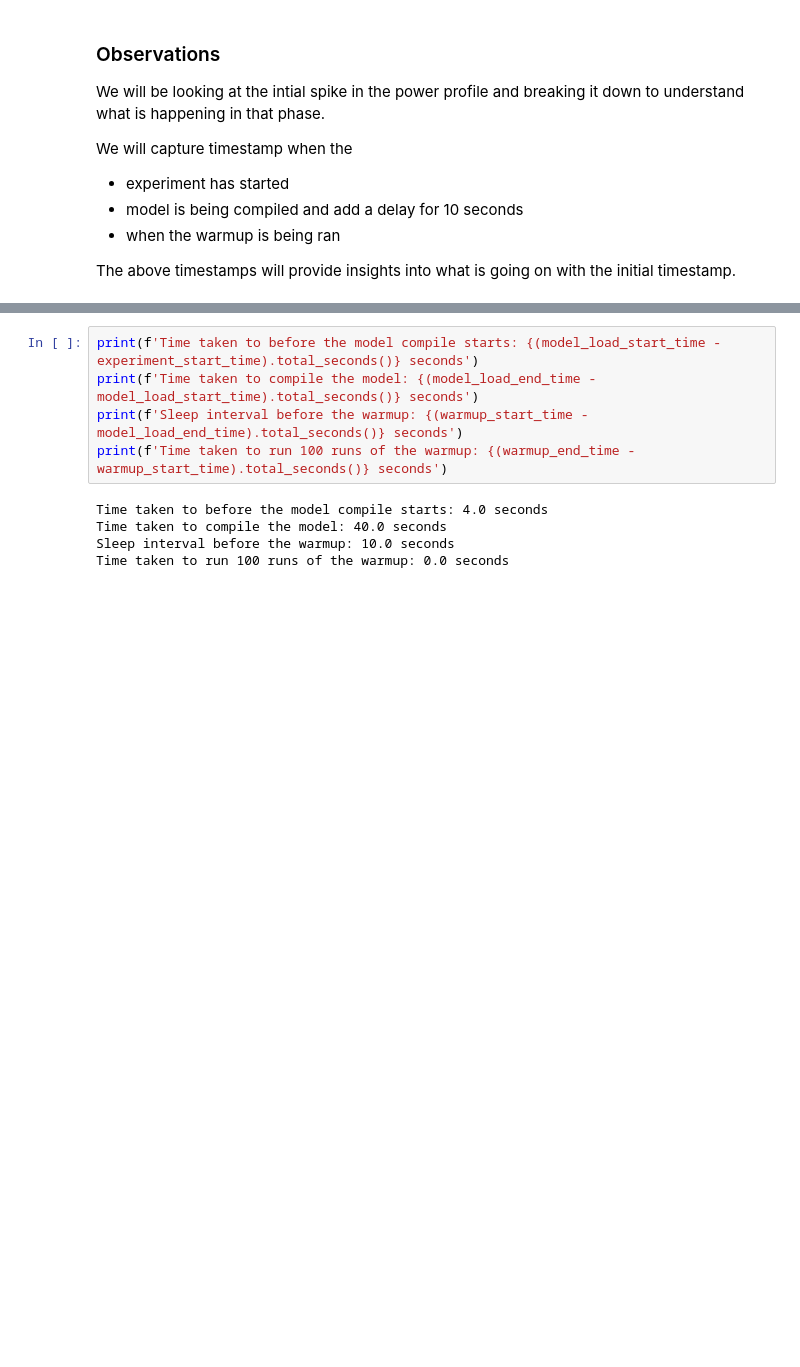
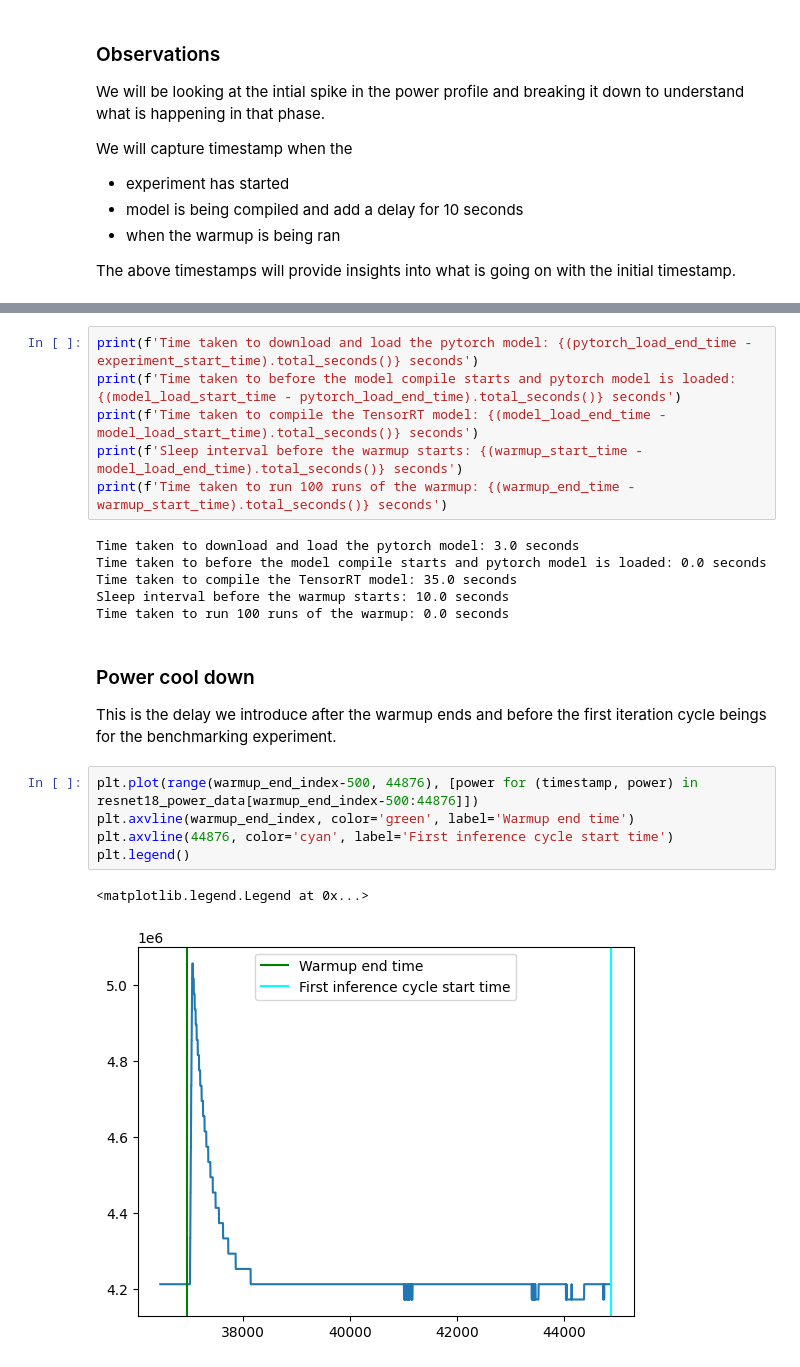
Before and after one commit to fuzzylabs/edge-vision-power-estimation, a Jupyter notebook: jetson/power_logging/power_research/model_loading/Resnet_Inference_cycle_power_analysis.ipynb, the cells around one changed output, grey strips where cells are left out. Drawn from its saved outputs; the diff is of its cells as text; blank space fills up the shorter version.

```diff
--- a/jetson/power_logging/power_research/model_loading/Resnet_Inference_cycle_power_analysis.ipynb
+++ b/jetson/power_logging/power_research/model_loading/Resnet_Inference_cycle_power_analysis.ipynb
@@ -150,11 +149,25 @@ plt.legend()
 # %%
-print(f'Time taken to before the model compile starts: {(model_load_start_time - experiment_start_time).total_seconds()} seconds')
-print(f'Time taken to compile the model: {(model_load_end_time - model_load_start_time).total_seconds()} seconds')
-print(f'Sleep interval before the warmup: {(warmup_start_time - model_load_end_time).total_seconds()} seconds')
+print(f'Time taken to download and load the pytorch model: {(pytorch_load_end_time - experiment_start_time).total_seconds()} seconds')
+print(f'Time taken to before the model compile starts and pytorch model is loaded: {(model_load_start_time - pytorch_load_end_time).total_seconds()} seconds')
+print(f'Time taken to compile the TensorRT model: {(model_load_end_time - model_load_start_time).total_seconds()} seconds')
+print(f'Sleep interval before the warmup starts: {(warmup_start_time - model_load_end_time).total_seconds()} seconds')
 print(f'Time taken to run 100 runs of the warmup: {(warmup_end_time - warmup_start_time).total_seconds()} seconds')
 # %% [output]
-Time taken to before the model compile starts: 4.0 seconds
-Time taken to compile the model: 40.0 seconds
-Sleep interval before the warmup: 10.0 seconds
+Time taken to download and load the pytorch model: 3.0 seconds
+Time taken to before the model compile starts and pytorch model is loaded: 0.0 seconds
+Time taken to compile the TensorRT model: 35.0 seconds
+Sleep interval before the warmup starts: 10.0 seconds
 Time taken to run 100 runs of the warmup: 0.0 seconds
+# %% [markdown]
+### Power cool down
+
+This is the delay we introduce after the warmup ends and before the first iteration cycle beings for the benchmarking experiment.
+# %%
+plt.plot(range(warmup_end_index-500, 44876), [power for (timestamp, power) in resnet18_power_data[warmup_end_index-500:44876]])
+plt.axvline(warmup_end_index, color='green', label='Warmup end time')
+plt.axvline(44876, color='cyan', label='First inference cycle start time')
+plt.legend()
+# %% [output]
+<matplotlib.legend.Legend at 0x...>
+[figure, added]
 # %% [markdown]
```
Also changed, not shown: parts of 32 cells of this notebook, 4 other files.
